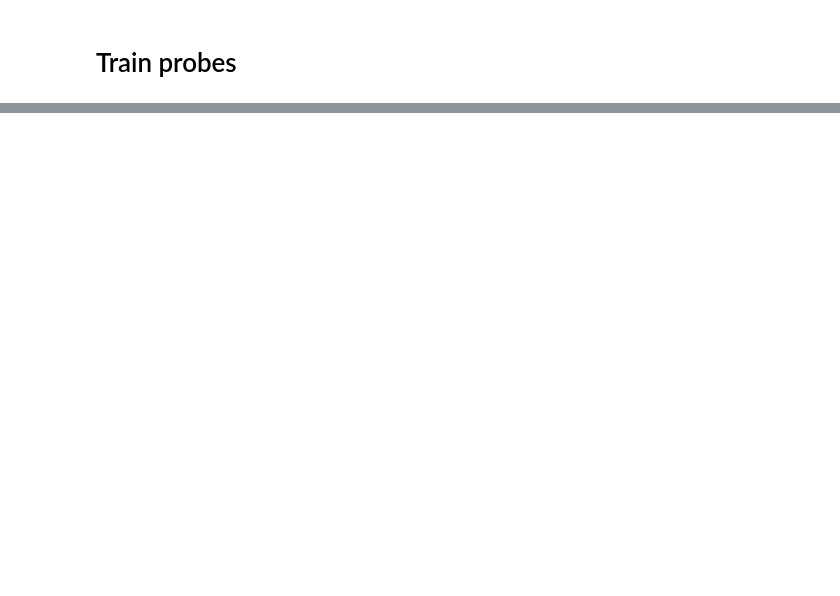
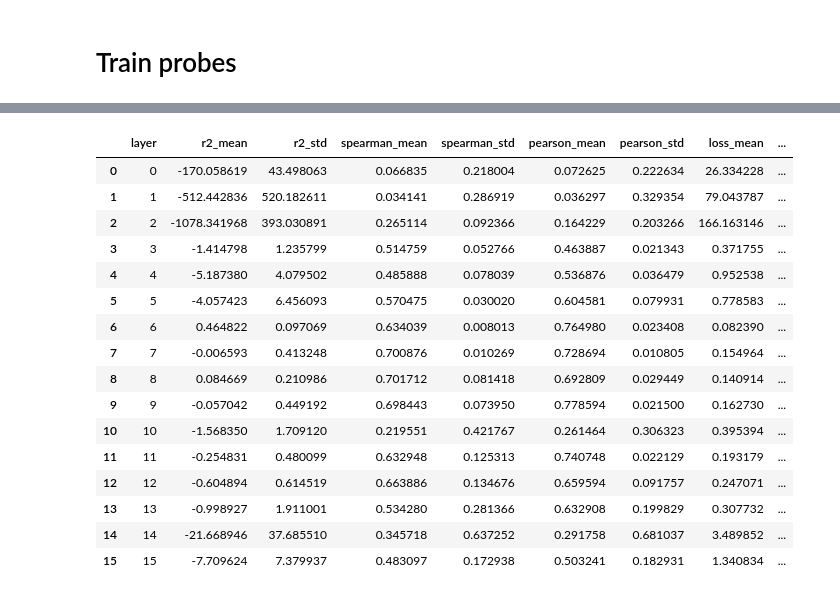
Before and after one commit to ayoakin/MIVLDE, a Jupyter notebook: subteams/LLMProbing/notebooks/derivatives.ipynb, the cells around one changed output, grey strips where cells are left out. Cells and saved outputs as stored; diff of their text form; code cells hidden in the pictures; blank space fills up the shorter version.

```diff
--- a/subteams/LLMProbing/notebooks/derivatives.ipynb
+++ b/subteams/LLMProbing/notebooks/derivatives.ipynb
@@ -192,0 +329,8 @@ expt_results
+# %%
+# load experiment results
+with open(f'{probes_path_3}/experiment_data.pt', 'rb') as f:
+    expt_results = pickle.load(f)
+expt_summary = expt_utils.summarise_experiment(expt_results, incl_extras = True)
+expt_utils.plot_from_summary(expt_summary, incl_extras = True, descriptor='derivative_3', layers=[0,1,2,3])
+
+expt_utils.plot_from_summary(expt_summary, incl_extras = True, descriptor='derivative_3', layers=range(4,15))
@@ -192,0 +340,20 @@ expt_results
+# %%
+expt_summary
+# %% [output]
+|  | layer | r2_mean | r2_std | spearman_mean | spearman_std | pearson_mean | pearson_std | loss_mean | ... |
+| 0 | 0 | -170.058619 | 43.498063 | 0.066835 | 0.218004 | 0.072625 | 0.222634 | 26.334228 | ... |
+| 1 | 1 | -512.442836 | 520.182611 | 0.034141 | 0.286919 | 0.036297 | 0.329354 | 79.043787 | ... |
+| 2 | 2 | -1078.341968 | 393.030891 | 0.265114 | 0.092366 | 0.164229 | 0.203266 | 166.163146 | ... |
+| 3 | 3 | -1.414798 | 1.235799 | 0.514759 | 0.052766 | 0.463887 | 0.021343 | 0.371755 | ... |
+| 4 | 4 | -5.187380 | 4.079502 | 0.485888 | 0.078039 | 0.536876 | 0.036479 | 0.952538 | ... |
+| 5 | 5 | -4.057423 | 6.456093 | 0.570475 | 0.030020 | 0.604581 | 0.079931 | 0.778583 | ... |
+| 6 | 6 | 0.464822 | 0.097069 | 0.634039 | 0.008013 | 0.764980 | 0.023408 | 0.082390 | ... |
+| 7 | 7 | -0.006593 | 0.413248 | 0.700876 | 0.010269 | 0.728694 | 0.010805 | 0.154964 | ... |
+| 8 | 8 | 0.084669 | 0.210986 | 0.701712 | 0.081418 | 0.692809 | 0.029449 | 0.140914 | ... |
+| 9 | 9 | -0.057042 | 0.449192 | 0.698443 | 0.073950 | 0.778594 | 0.021500 | 0.162730 | ... |
+| 10 | 10 | -1.568350 | 1.709120 | 0.219551 | 0.421767 | 0.261464 | 0.306323 | 0.395394 | ... |
+| 11 | 11 | -0.254831 | 0.480099 | 0.632948 | 0.125313 | 0.740748 | 0.022129 | 0.193179 | ... |
+| 12 | 12 | -0.604894 | 0.614519 | 0.663886 | 0.134676 | 0.659594 | 0.091757 | 0.247071 | ... |
+| 13 | 13 | -0.998927 | 1.911001 | 0.534280 | 0.281366 | 0.632908 | 0.199829 | 0.307732 | ... |
+| 14 | 14 | -21.668946 | 37.685510 | 0.345718 | 0.637252 | 0.291758 | 0.681037 | 3.489852 | ... |
+| 15 | 15 | -7.709624 | 7.379937 | 0.483097 | 0.172938 | 0.503241 | 0.182931 | 1.340834 | ... |
```
Also changed, not shown: parts of 16 cells of this notebook.
